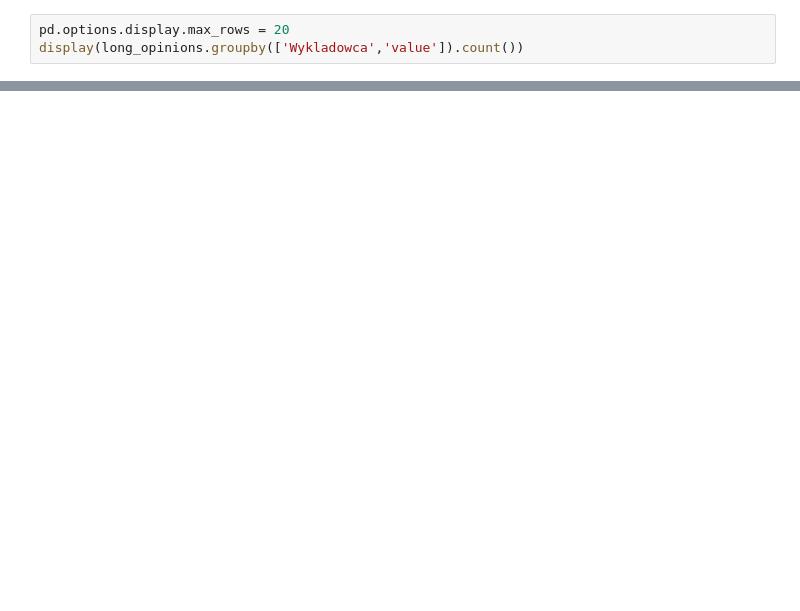
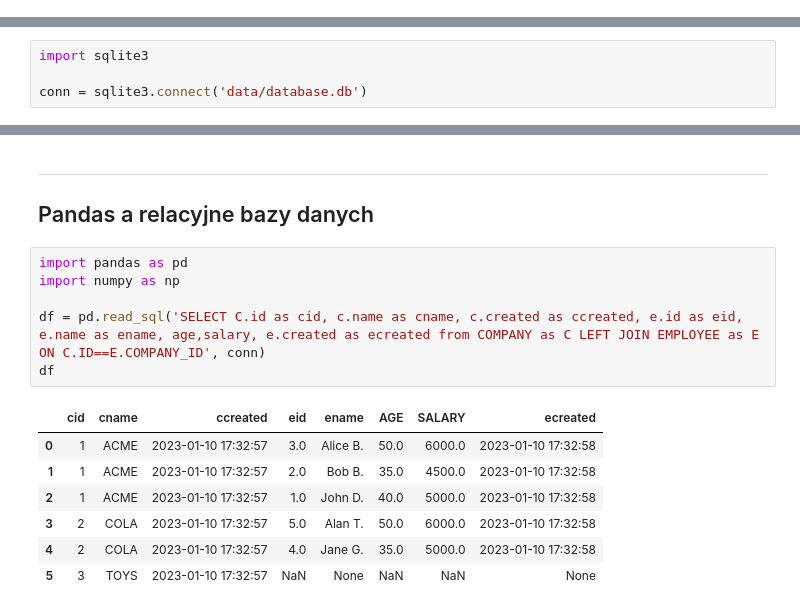
Before and after one commit to Bits-of-Data-PL/PythonDataScience, a Jupyter notebook: 06.Data_Wrangling_4z5.ipynb, the cells around one changed output, grey strips where cells are left out. Saved outputs shown, nothing was run; the diff lists cells and outputs as text; blank space fills up the shorter version.

```diff
--- a/06.Data_Wrangling_4z5.ipynb
+++ b/06.Data_Wrangling_4z5.ipynb
@@ -556,3 +0,0 @@ long_opinions.groupby(['Wykladowca','value']).count()
-# %%
-pd.options.display.max_rows = 20
-display(long_opinions.groupby(['Wykladowca','value']).count())
@@ -649,0 +218,4 @@ df
+# %%
+import sqlite3
+
+conn = sqlite3.connect('data/database.db')
@@ -649,0 +280,17 @@ df
+# %% [markdown]
+---
+## Pandas a relacyjne bazy danych
+# %%
+import pandas as pd
+import numpy as np
+
+df = pd.read_sql('SELECT C.id as cid, c.name as cname, c.created as ccreated, e.id as eid, e.name as ename, age,salary, e.created as ecreated from COMPANY as C LEFT JOIN EMPLOYEE as E ON C.ID==E.COMPANY_ID', conn)
+df
+# %% [output]
+|  | cid | cname | ccreated | eid | ename | AGE | SALARY | ecreated |
+| 0 | 1 | ACME | 2023-01-10 17:32:57 | 3.0 | Alice B. | 50.0 | 6000.0 | 2023-01-10 17:32:58 |
+| 1 | 1 | ACME | 2023-01-10 17:32:57 | 2.0 | Bob B. | 35.0 | 4500.0 | 2023-01-10 17:32:58 |
+| 2 | 1 | ACME | 2023-01-10 17:32:57 | 1.0 | John D. | 40.0 | 5000.0 | 2023-01-10 17:32:58 |
+| 3 | 2 | COLA | 2023-01-10 17:32:57 | 5.0 | Alan T. | 50.0 | 6000.0 | 2023-01-10 17:32:58 |
+| 4 | 2 | COLA | 2023-01-10 17:32:57 | 4.0 | Jane G. | 35.0 | 5000.0 | 2023-01-10 17:32:58 |
+| 5 | 3 | TOYS | 2023-01-10 17:32:57 | NaN | None | NaN | NaN | None |
```
Also changed, not shown: parts of 127 cells of this notebook.
